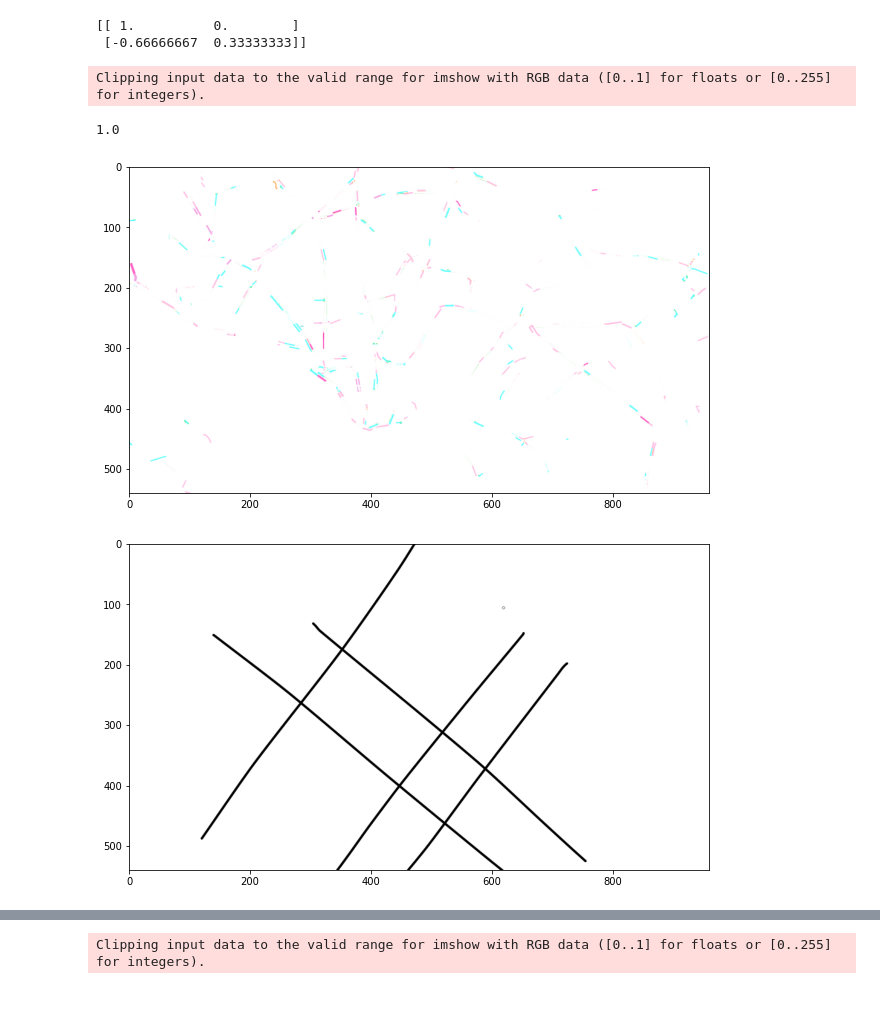
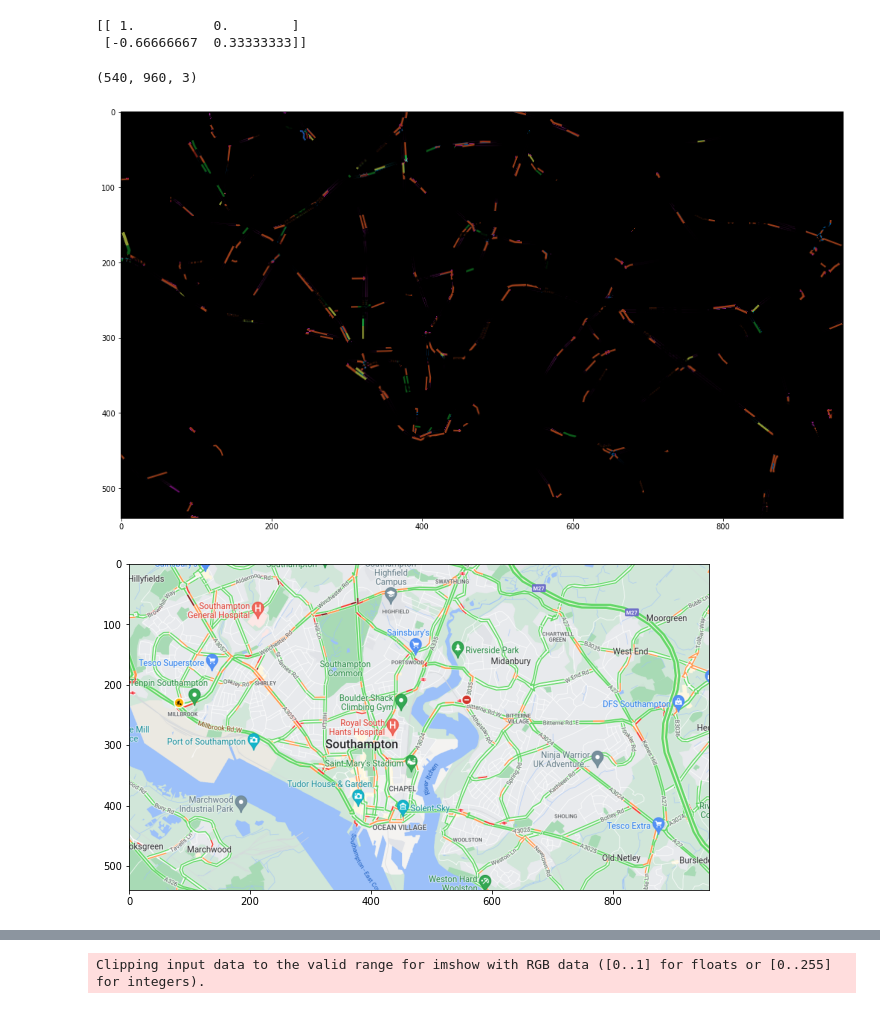
Before and after one commit to jamespilcher/nn_intro, a Jupyter notebook: numpy.ipynb, the cells around one changed output, grey strips where cells are left out. Saved outputs shown, nothing was run; the diff lists cells and outputs as text; code cells hidden in the pictures.

```diff
--- a/numpy.ipynb
+++ b/numpy.ipynb
@@ -28,29 +28,28 @@ print(ans)
 # %%
 img = mpimg.imread("trafficphotos/trafficA.png")
 img2 = mpimg.imread("trafficphotos/trafficB.png")
-np.delete(img, 3)
-np.delete(img2, 3)
 
+img = np.delete(img, 3, 2)
+img2 = np.delete(img2, 3, 2)
 minus = np.subtract(img2,img)
 add = np.add(img,img2)
-plt.figure(figsize=(12,6))
+plt.figure(figsize=(20,10))
 
 #imgplot = plt.imshow(minus)
 
 result = np.absolute(minus)
 
-imgplot = plt.imshow(minus + 1)
+imgplot = plt.imshow(result)
 
-img[0,0,3]
+img.shape
 # %% [output]
-Clipping input data to the valid range for imshow with RGB data ([0..1] for floats or [0..255] for integers).
+(540, 960, 3)
-1.0
-[figure, old version]
+[figure, new version]
 # %%
 plt.figure(figsize=(12,6))
 imgplot = plt.imshow(img)
 # %% [output]
-[figure, old version]
+[figure, new version]
 # %%
 plt.figure(figsize=(12,6))
 imgplot = plt.imshow(img2)
```
Also changed, not shown: parts of 1 cell of this notebook, 1 other file.
